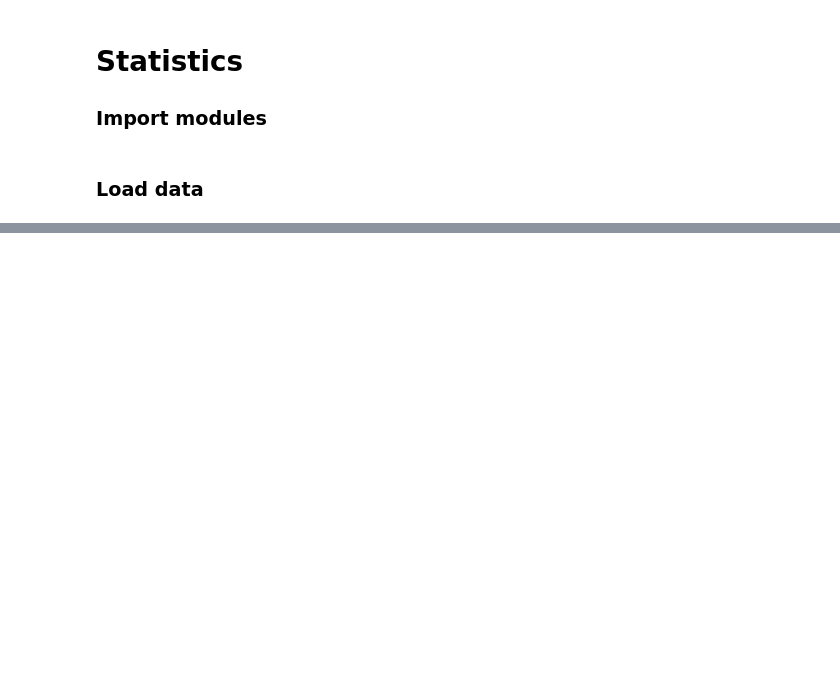
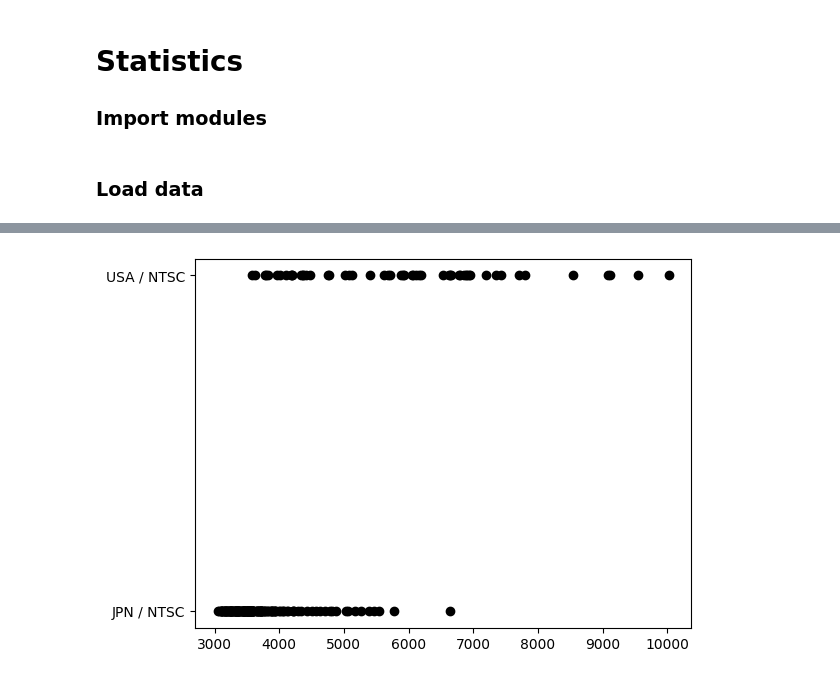
Before and after one commit to silox/speedrun-project, a Jupyter notebook: src/Statistics.ipynb, the cells around one changed output, grey strips where cells are left out. Drawn from its saved outputs; the diff is of its cells as text; code cells hidden in the pictures; blank space fills up the shorter version.

```diff
--- a/src/Statistics.ipynb
+++ b/src/Statistics.ipynb
@@ -75,5 +83,5 @@ def transform_categorical(target_df, source_df, column_name):
 # %%
-runs_ordinals_df = runs_df
+runs_ordinals_df = runs_df.copy(deep = True)
 transform_categorical(runs_ordinals_df, runs_df, "region")
 transform_categorical(runs_ordinals_df, runs_df, "player_location")
 transform_categorical(runs_ordinals_df, runs_df, "game")
@@ -109,3 +89,0 @@ Text(0.5, 1.0, 'Correlation Matrix')
-# %%
-corr = runs_ordinals_df.corr()
-corr.style.background_gradient(cmap='coolwarm')
@@ -120,0 +242,5 @@ corr.style.background_gradient(cmap='coolwarm')
+# %%
+plt.plot(max_corr_df["time"], max_corr_df["region"], 'o', color='black');
+plt.show()
+# %% [output]
+[figure, added]
```
Also changed, not shown: parts of 16 cells of this notebook.
